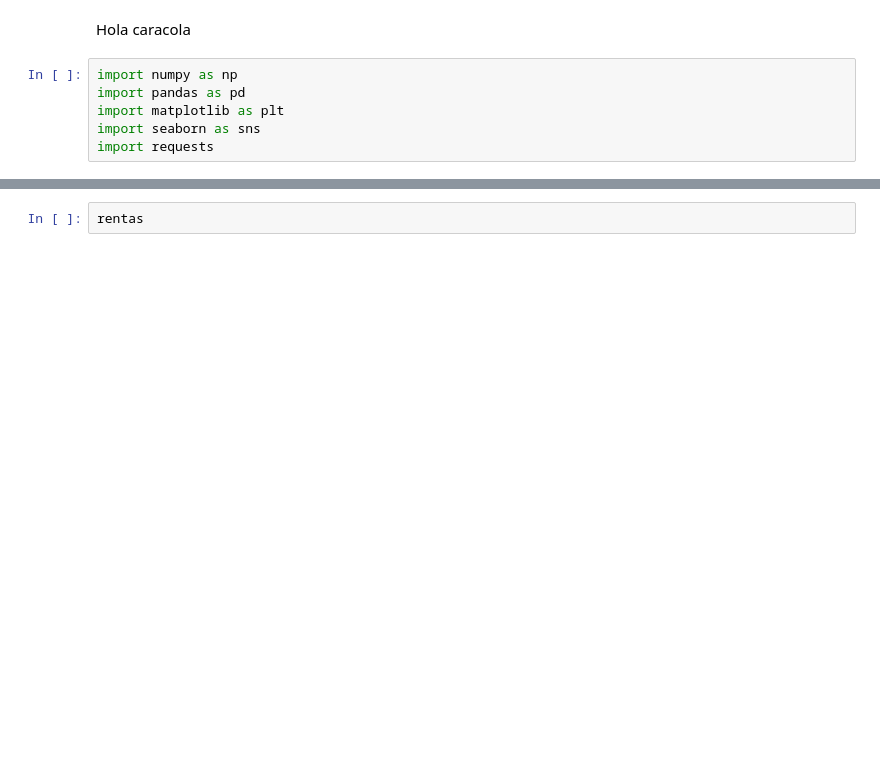
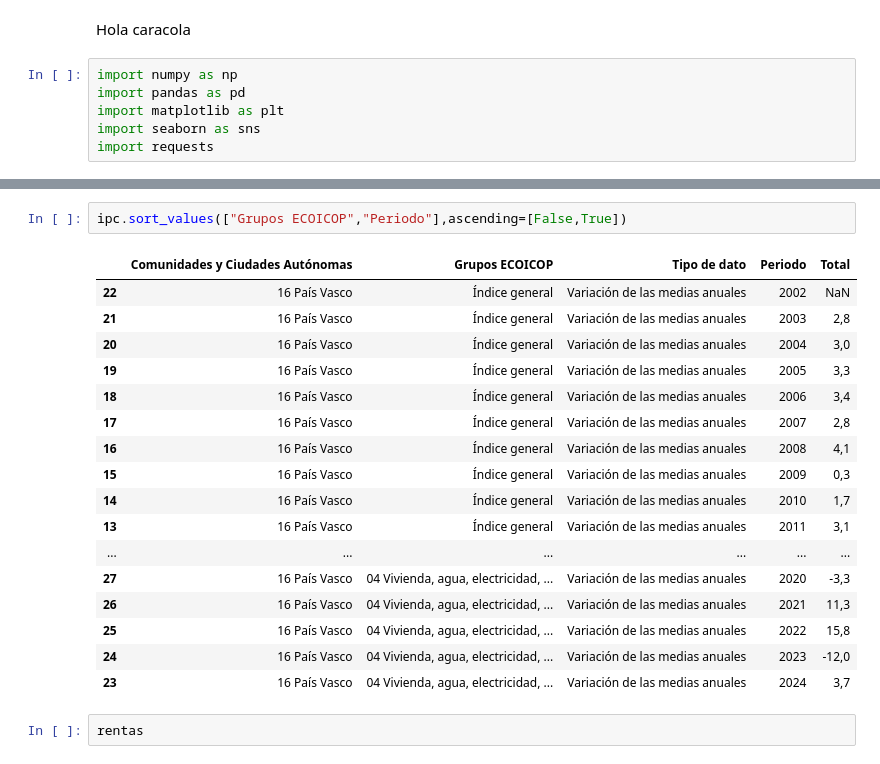
Before and after one commit to PacoFletcher/EDA, a Jupyter notebook: Rentas distritos Bilbao.ipynb, the cells around one changed output, grey strips where cells are left out. Saved outputs shown, nothing was run; the diff lists cells and outputs as text; blank space fills up the shorter version.

```diff
--- a/Rentas distritos Bilbao.ipynb
+++ b/Rentas distritos Bilbao.ipynb
@@ -26,3 +47,23 @@ rentas
+# %%
+ipc.sort_values(["Grupos ECOICOP","Periodo"],ascending=[False,True])
+# %% [output]
+|  | Comunidades y Ciudades Autónomas | Grupos ECOICOP | Tipo de dato | Periodo | Total |
+| 22 | 16 País Vasco | Índice general | Variación de las medias anuales | 2002 | NaN |
+| 21 | 16 País Vasco | Índice general | Variación de las medias anuales | 2003 | 2,8 |
+| 20 | 16 País Vasco | Índice general | Variación de las medias anuales | 2004 | 3,0 |
+| 19 | 16 País Vasco | Índice general | Variación de las medias anuales | 2005 | 3,3 |
+| 18 | 16 País Vasco | Índice general | Variación de las medias anuales | 2006 | 3,4 |
+| 17 | 16 País Vasco | Índice general | Variación de las medias anuales | 2007 | 2,8 |
+| 16 | 16 País Vasco | Índice general | Variación de las medias anuales | 2008 | 4,1 |
+| 15 | 16 País Vasco | Índice general | Variación de las medias anuales | 2009 | 0,3 |
+| 14 | 16 País Vasco | Índice general | Variación de las medias anuales | 2010 | 1,7 |
+| 13 | 16 País Vasco | Índice general | Variación de las medias anuales | 2011 | 3,1 |
+| ... | ... | ... | ... | ... | ... |
+| 27 | 16 País Vasco | 04 Vivienda, agua, electricidad, ... | Variación de las medias anuales | 2020 | -3,3 |
+| 26 | 16 País Vasco | 04 Vivienda, agua, electricidad, ... | Variación de las medias anuales | 2021 | 11,3 |
+| 25 | 16 País Vasco | 04 Vivienda, agua, electricidad, ... | Variación de las medias anuales | 2022 | 15,8 |
+| 24 | 16 País Vasco | 04 Vivienda, agua, electricidad, ... | Variación de las medias anuales | 2023 | -12,0 |
+| 23 | 16 País Vasco | 04 Vivienda, agua, electricidad, ... | Variación de las medias anuales | 2024 | 3,7 |
 # %%
 rentas
 # %% [output]
```
Also changed, not shown: parts of 4 cells of this notebook, 25 other files.
